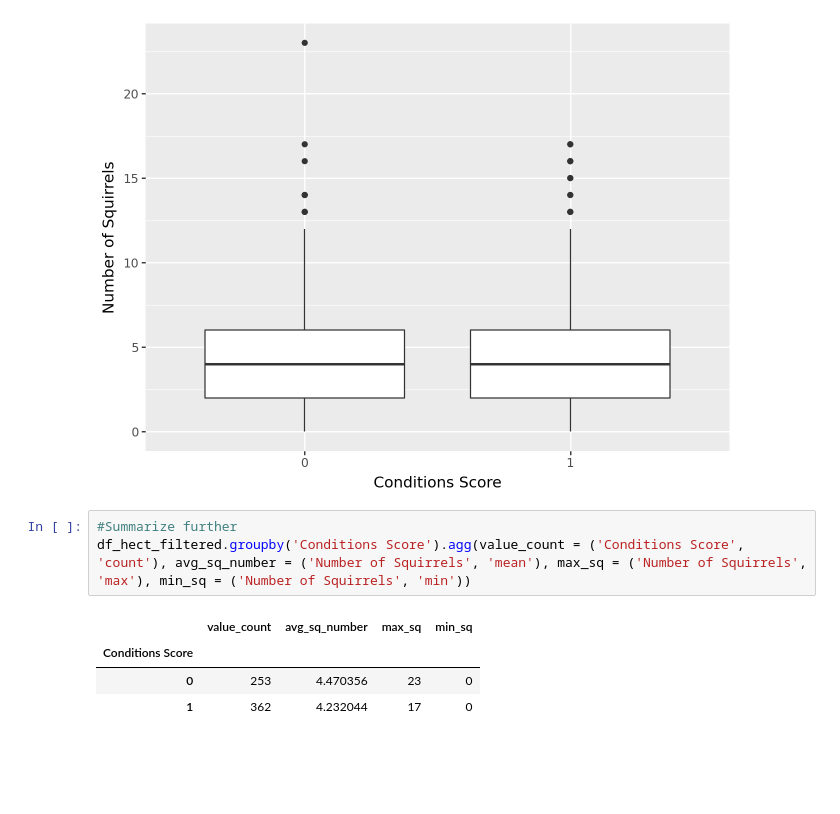
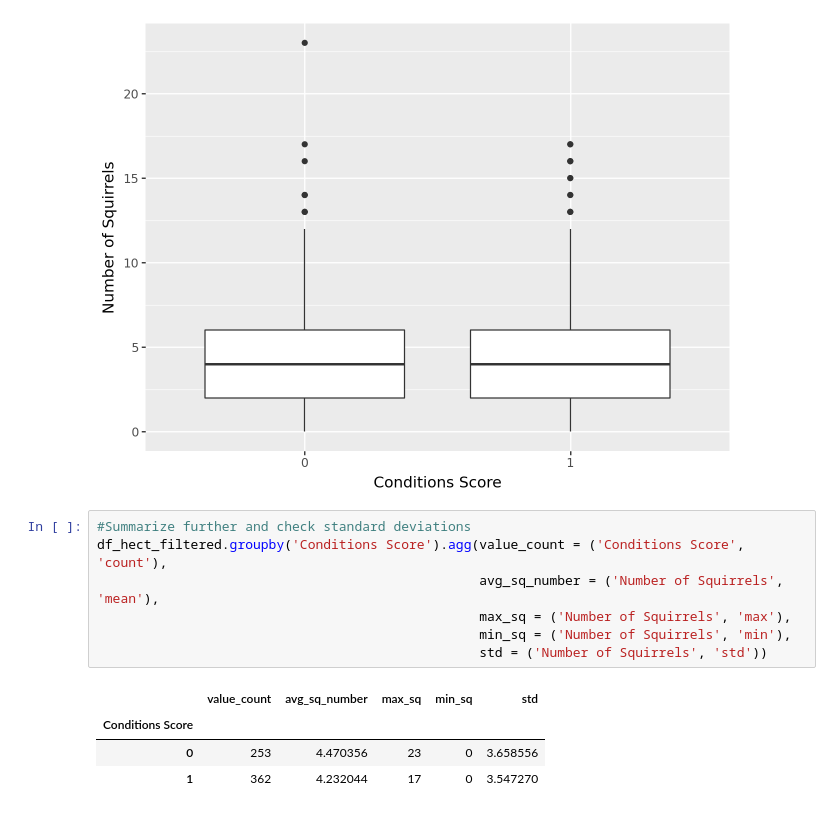
Before and after one commit to envirodatascience/final-project-go-squirrels, a Jupyter notebook: Meryl_Squirrels.ipynb, the cells around one changed output. Saved outputs shown, nothing was run; the diff lists cells and outputs as text; blank space fills up the shorter version.

```diff
--- a/Meryl_Squirrels.ipynb
+++ b/Meryl_Squirrels.ipynb
@@ -274,10 +309,14 @@ df_chart['Conditions Score'] = df_chart['Conditions Score'].astype('str')
 # %% [output]
 [figure]
 # %%
-#Summarize further
-df_hect_filtered.groupby('Conditions Score').agg(value_count = ('Conditions Score', 'count'), avg_sq_number = ('Number of Squirrels', 'mean'), max_sq = ('Number of Squirrels', 'max'), min_sq = ('Number of Squirrels', 'min'))
+#Summarize further and check standard deviations
+df_hect_filtered.groupby('Conditions Score').agg(value_count = ('Conditions Score', 'count'),
+                                                 avg_sq_number = ('Number of Squirrels', 'mean'),
+                                                 max_sq = ('Number of Squirrels', 'max'),
+                                                 min_sq = ('Number of Squirrels', 'min'),
+                                                 std = ('Number of Squirrels', 'std'))
 # %% [output]
-|  | value_count | avg_sq_number | max_sq | min_sq |
-| Conditions Score |  |  |  |  |
-| 0 | 253 | 4.470356 | 23 | 0 |
-| 1 | 362 | 4.232044 | 17 | 0 |
+|  | value_count | avg_sq_number | max_sq | min_sq | std |
+| Conditions Score |  |  |  |  |  |
+| 0 | 253 | 4.470356 | 23 | 0 | 3.658556 |
+| 1 | 362 | 4.232044 | 17 | 0 | 3.547270 |
```
Also changed, not shown: parts of 29 cells of this notebook.
